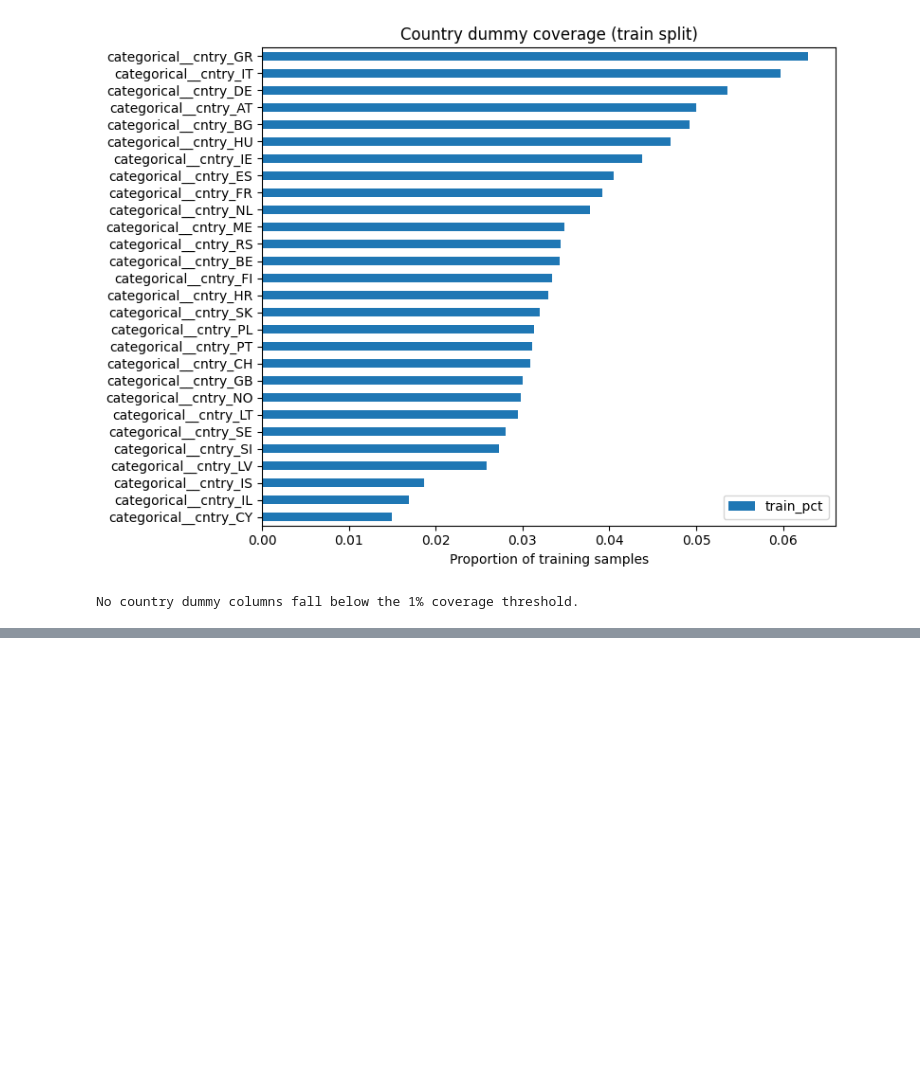
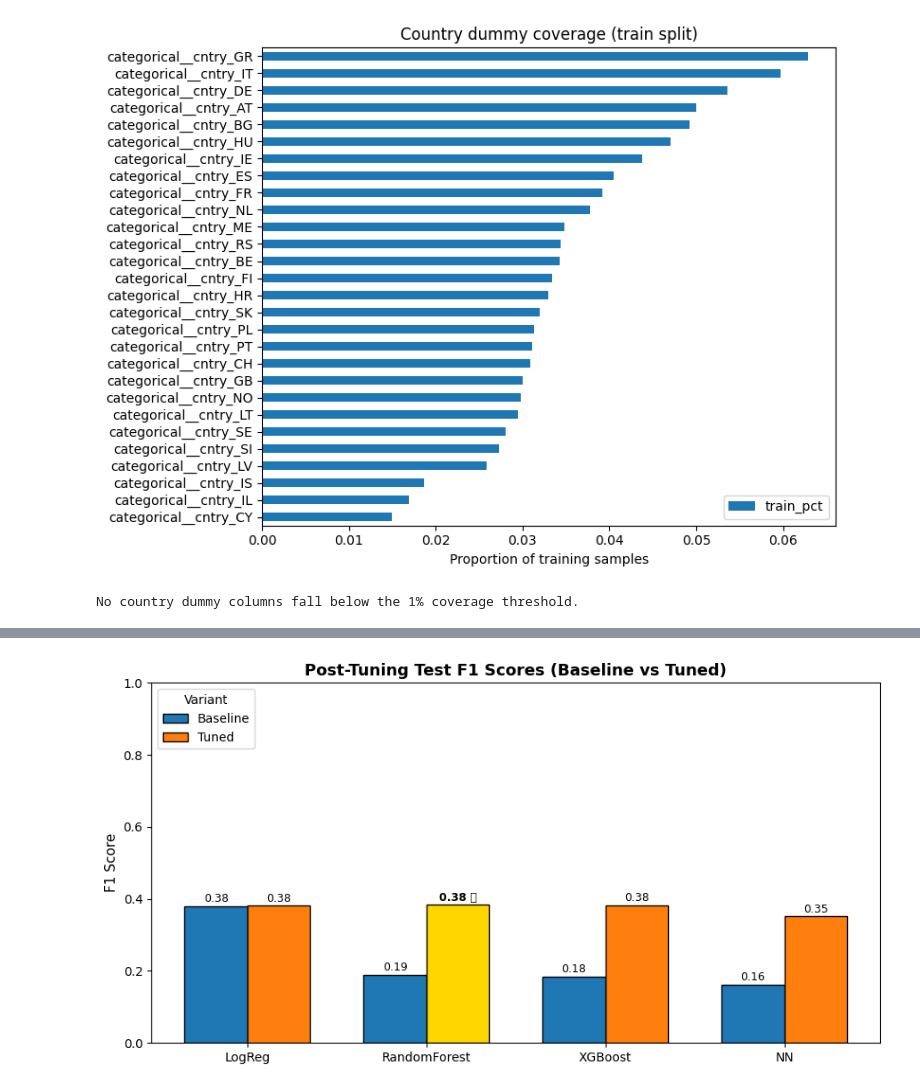
Before and after one commit to Petlaz/health-xai-prediction, a Jupyter notebook: notebooks/03_modeling.ipynb, the cells around one changed output, grey strips where cells are left out. Saved outputs shown, nothing was run; the diff lists cells and outputs as text; code cells hidden in the pictures; blank space fills up the shorter version.

```diff
--- a/notebooks/03_modeling.ipynb
+++ b/notebooks/03_modeling.ipynb
@@ -479,0 +473,6 @@ No country dummy columns fall below the 1% coverage threshold.
+# %%
+nn_module = importlib.reload(nn_module)
+tuning_module = importlib.reload(tuning_module)
+evaluate_module = importlib.reload(evaluate_module)
+run_all_tuning = tuning_module.run_all_tuning
+evaluate_models = evaluate_module.evaluate_models
@@ -479,0 +544,8 @@ No country dummy columns fall below the 1% coverage threshold.
+# %%
+%%time
+metrics_after_tuning = evaluate_models(include_tuned=True)
+model_list = sorted(metrics_after_tuning['model'].unique())
+print('Models evaluated:', model_list)
+if not any('tuned' in name for name in model_list):
+    print('⚠️ Tuned models missing from metrics; confirm tuning completed successfully.')
+metrics_after_tuning
@@ -479,0 +709,70 @@ No country dummy columns fall below the 1% coverage threshold.
+# %%
+import matplotlib.pyplot as plt
+
+# --- Prepare Data ---
+plot_df = metrics_after_tuning[metrics_after_tuning['dataset'] == 'test'].copy()
+plot_df['variant'] = plot_df['model'].str.contains('tuned').map({True: 'Tuned', False: 'Baseline'})
+plot_df['family'] = plot_df['model'].str.replace('_tuned', '', regex=False)
+
+family_map = {
+    'logistic_regression': 'LogReg',
+    'random_forest': 'RandomForest',
+    'xgboost': 'XGBoost',
+    'neural_network': 'NN',
+}
+plot_df['family_label'] = plot_df['family'].map(family_map).fillna(plot_df['model'])
+
+order = ['LogReg', 'RandomForest', 'XGBoost', 'NN']
+variants = ['Baseline', 'Tuned']
+
+# --- Safety check ---
+if not plot_df['variant'].eq('Tuned').any():
+    print('⚠️ Tuned models missing from test metrics; showing validation recall instead.')
+    if 'tuning_df' in globals():
+        display(
+            tuning_df[['validation_recall', 'diagnosis']]
+            .rename(columns={'validation_recall': 'validation_recall (val)'})
+        )
+else:
+    # --- Identify top-performing model globally ---
+    top_row = plot_df.loc[plot_df['f1_score'].idxmax()]
+    top_family = top_row['family_label']
+    top_variant = top_row['variant']
+    top_f1 = top_row['f1_score']
+
+    fig, ax = plt.subplots(figsize=(9, 4.8))
+    bar_width = 0.35
+    indices = range(len(order))
+
+    for i, variant in enumerate(variants):
+        subset = plot_df[plot_df['variant'] == variant].set_index('family_label')
+        f1_vals = [subset.loc[f, 'f1_score'] if f in subset.index else 0 for f in order]
+        positions = [idx + (i - 0.5) * bar_width for idx in indices]
+
+        # Highlight top model in gold
+        colors = [
+            '#FFD700' if (f == top_family and variant == top_variant) else '#1f77b4' if variant == 'Baseline' else '#ff7f0e'
+            for f in order
+        ]
+
+        bars = ax.bar(positions, f1_vals, width=bar_width, label=variant, color=colors, edgecolor='black')
+
+        # Annotate bars with values
+        for pos, val, f in zip(positions, f1_vals, order):
+            if val:
+                text_label = f"{val:.2f}" + (" 🏆" if (f == top_family and variant == top_variant) else "")
+                ax.text(pos, val + 0.012, text_label, ha='center', fontsize=9, fontweight='bold' if "🏆" in text_label else 'normal')
+
+    # --- Axis and title ---
+    ax.set_xticks(list(indices))
+    ax.set_xticklabels(order, fontsize=10)
+    ax.set_ylabel('F1 Score', fontsize=11)
+    ax.set_ylim(0, 1)
+    ax.set_title('Post-Tuning Test F1 Scores (Baseline vs Tuned)', fontsize=13, fontweight='bold')
+    ax.legend(title='Variant', loc='upper left')
+    plt.tight_layout()
+    plt.show()
+
+    print(f"\n🏆 Top Model: {top_family} ({top_variant}) with F1 Score = {top_f1:.3f}")
+# %% [output]
+[figure, added]
```
Also changed, not shown: parts of 25 cells of this notebook, 11 other files.
